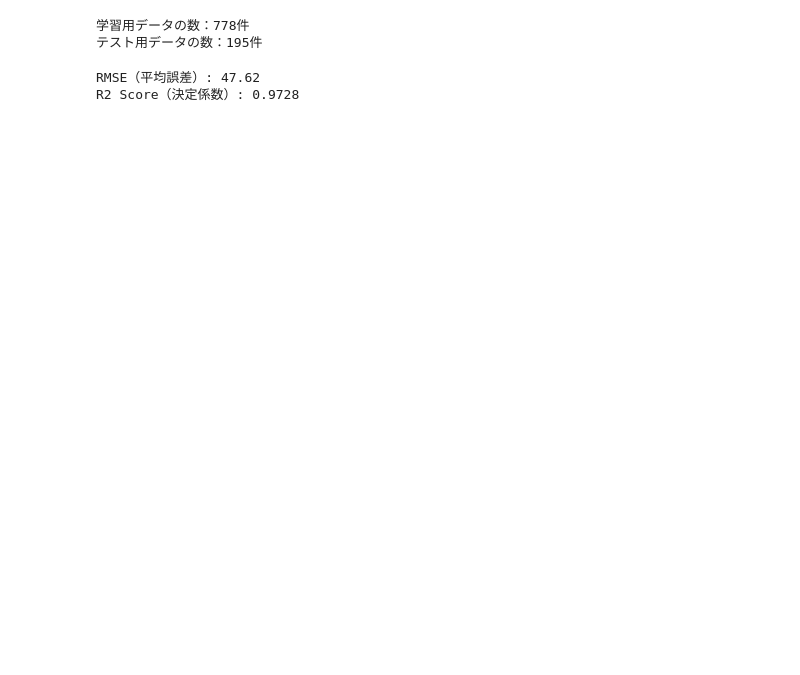
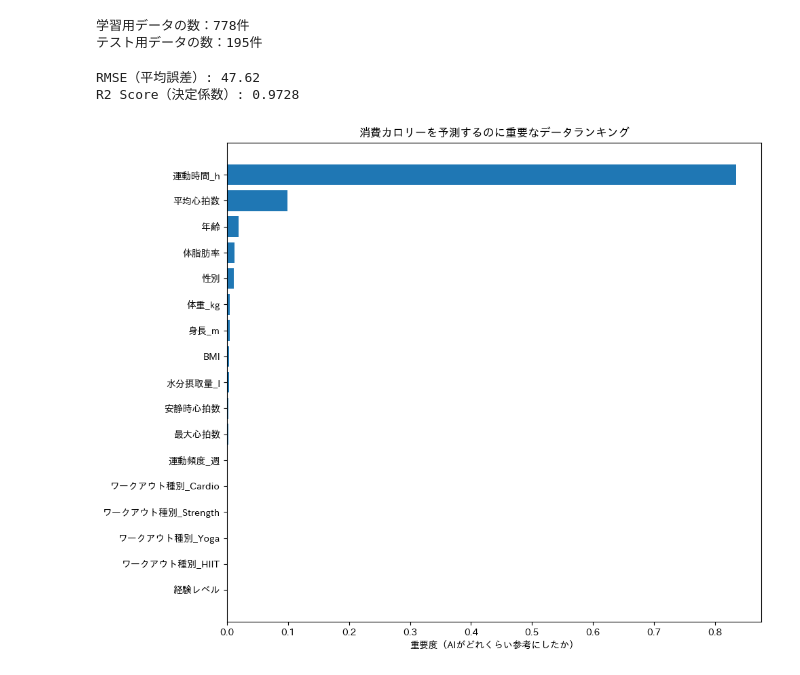
Before and after one commit to k6jf8wfhxh-ux/kaggle-gym-exercise-analysis, a Jupyter notebook: gym_calories_regression.ipynb, the cells around one changed output. Saved outputs shown, nothing was run; the diff lists cells and outputs as text; code cells hidden in the pictures; blank space fills up the shorter version.

```diff
--- a/gym_calories_regression.ipynb
+++ b/gym_calories_regression.ipynb
@@ -150,3 +150,23 @@ print(f"R2 Score（決定係数）: {r2:.4f}")
 # %% [output]
 RMSE（平均誤差）: 47.62
 R2 Score（決定係数）: 0.9728
+# %%
+from matplotlib.lines import lineStyles
+import matplotlib.pyplot as plt
+import japanize_matplotlib
+
+# 特徴量と重要度を取得
+importances = model.feature_importances_
+feature_names = X.columns
+sorted_idx = importances.argsort()
+
+# グラフ作成
+plt.figure(figsize=(10, 8))
+plt.barh(feature_names[sorted_idx], importances[sorted_idx])
+plt.xlabel("重要度（AIがどれくらい参考にしたか）")
+plt.title("消費カロリーを予測するのに重要なデータランキング")
+
+plt.tight_layout()
+plt.show()
+# %% [output]
+[figure, added]
```
Also changed, not shown: parts of 1 cell of this notebook.
